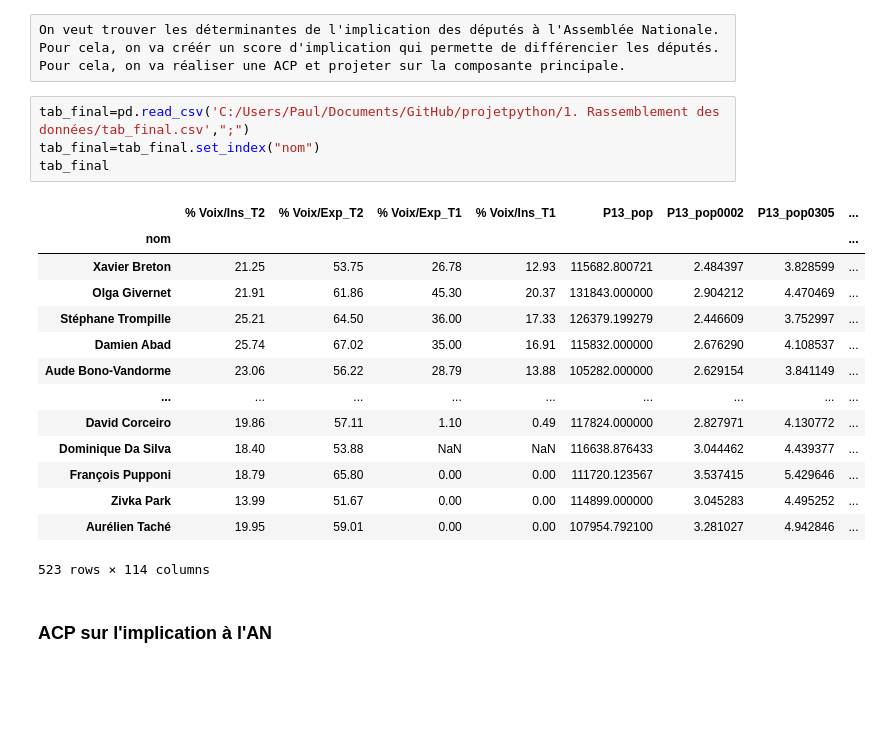
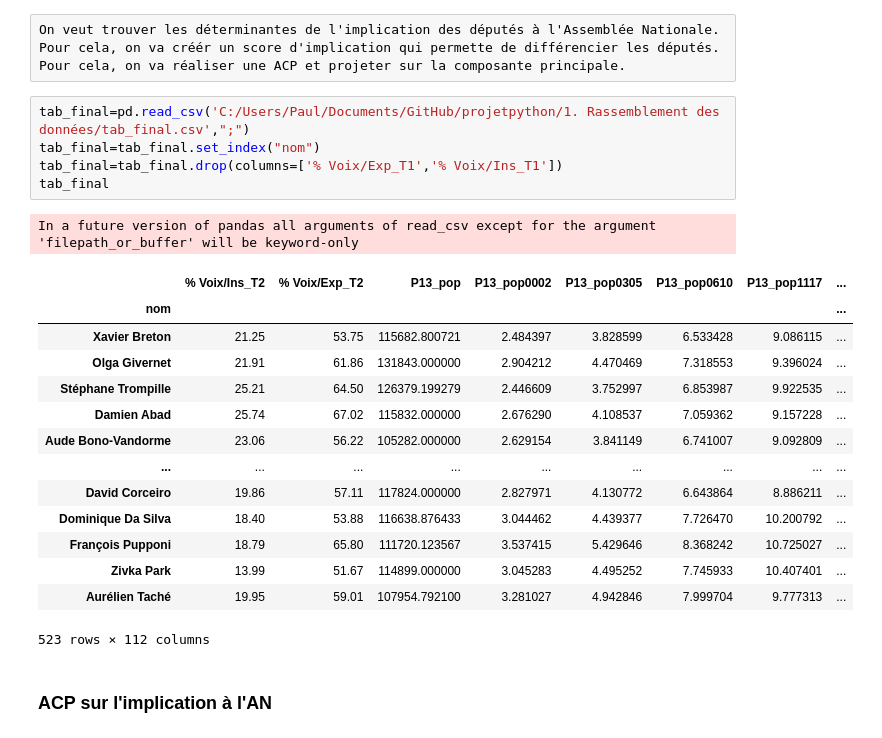
Before and after one commit to p-contamin/Prediction-de-l-activite-des-deputes-francais, a Jupyter notebook: 3. Modélisation/Indice de participation.ipynb, the cells around one changed output. Drawn from its saved outputs; the diff is of its cells as text; blank space fills up the shorter version.

```diff
--- a/3. Modélisation/Indice de participation.ipynb
+++ b/3. Modélisation/Indice de participation.ipynb
@@ -7,22 +7,24 @@ On veut trouver les déterminantes de l'implication des députés à l'Assemblé
 # %%
 tab_final=pd.read_csv('C:/Users/Paul/Documents/GitHub/projetpython/1. Rassemblement des données/tab_final.csv',";")
 tab_final=tab_final.set_index("nom")
+tab_final=tab_final.drop(columns=['% Voix/Exp_T1','% Voix/Ins_T1'])
 tab_final
 # %% [output]
+In a future version of pandas all arguments of read_csv except for the argument 'filepath_or_buffer' will be keyword-only
-|  | % Voix/Ins_T2 | % Voix/Exp_T2 | % Voix/Exp_T1 | % Voix/Ins_T1 | P13_pop | P13_pop0002 | P13_pop0305 | ... |
+|  | % Voix/Ins_T2 | % Voix/Exp_T2 | P13_pop | P13_pop0002 | P13_pop0305 | P13_pop0610 | P13_pop1117 | ... |
 | nom |  |  |  |  |  |  |  | ... |
-| Xavier Breton | 21.25 | 53.75 | 26.78 | 12.93 | 115682.800721 | 2.484397 | 3.828599 | ... |
-| Olga Givernet | 21.91 | 61.86 | 45.30 | 20.37 | 131843.000000 | 2.904212 | 4.470469 | ... |
-| Stéphane Trompille | 25.21 | 64.50 | 36.00 | 17.33 | 126379.199279 | 2.446609 | 3.752997 | ... |
-| Damien Abad | 25.74 | 67.02 | 35.00 | 16.91 | 115832.000000 | 2.676290 | 4.108537 | ... |
-| Aude Bono-Vandorme | 23.06 | 56.22 | 28.79 | 13.88 | 105282.000000 | 2.629154 | 3.841149 | ... |
+| Xavier Breton | 21.25 | 53.75 | 115682.800721 | 2.484397 | 3.828599 | 6.533428 | 9.086115 | ... |
+| Olga Givernet | 21.91 | 61.86 | 131843.000000 | 2.904212 | 4.470469 | 7.318553 | 9.396024 | ... |
+| Stéphane Trompille | 25.21 | 64.50 | 126379.199279 | 2.446609 | 3.752997 | 6.853987 | 9.922535 | ... |
+| Damien Abad | 25.74 | 67.02 | 115832.000000 | 2.676290 | 4.108537 | 7.059362 | 9.157228 | ... |
+| Aude Bono-Vandorme | 23.06 | 56.22 | 105282.000000 | 2.629154 | 3.841149 | 6.741007 | 9.092809 | ... |
 | ... | ... | ... | ... | ... | ... | ... | ... | ... |
-| David Corceiro | 19.86 | 57.11 | 1.10 | 0.49 | 117824.000000 | 2.827971 | 4.130772 | ... |
-| Dominique Da Silva | 18.40 | 53.88 | NaN | NaN | 116638.876433 | 3.044462 | 4.439377 | ... |
-| François Pupponi | 18.79 | 65.80 | 0.00 | 0.00 | 111720.123567 | 3.537415 | 5.429646 | ... |
-| Zivka Park | 13.99 | 51.67 | 0.00 | 0.00 | 114899.000000 | 3.045283 | 4.495252 | ... |
-| Aurélien Taché | 19.95 | 59.01 | 0.00 | 0.00 | 107954.792100 | 3.281027 | 4.942846 | ... |
+| David Corceiro | 19.86 | 57.11 | 117824.000000 | 2.827971 | 4.130772 | 6.643864 | 8.886211 | ... |
+| Dominique Da Silva | 18.40 | 53.88 | 116638.876433 | 3.044462 | 4.439377 | 7.726470 | 10.200792 | ... |
+| François Pupponi | 18.79 | 65.80 | 111720.123567 | 3.537415 | 5.429646 | 8.368242 | 10.725027 | ... |
+| Zivka Park | 13.99 | 51.67 | 114899.000000 | 3.045283 | 4.495252 | 7.745933 | 10.407401 | ... |
+| Aurélien Taché | 19.95 | 59.01 | 107954.792100 | 3.281027 | 4.942846 | 7.999704 | 9.777313 | ... |
-523 rows × 114 columns
+523 rows × 112 columns
 # %% [markdown]
 ### ACP sur l'implication à l'AN
 # %%
```
Also changed, not shown: parts of 8 cells of this notebook.
